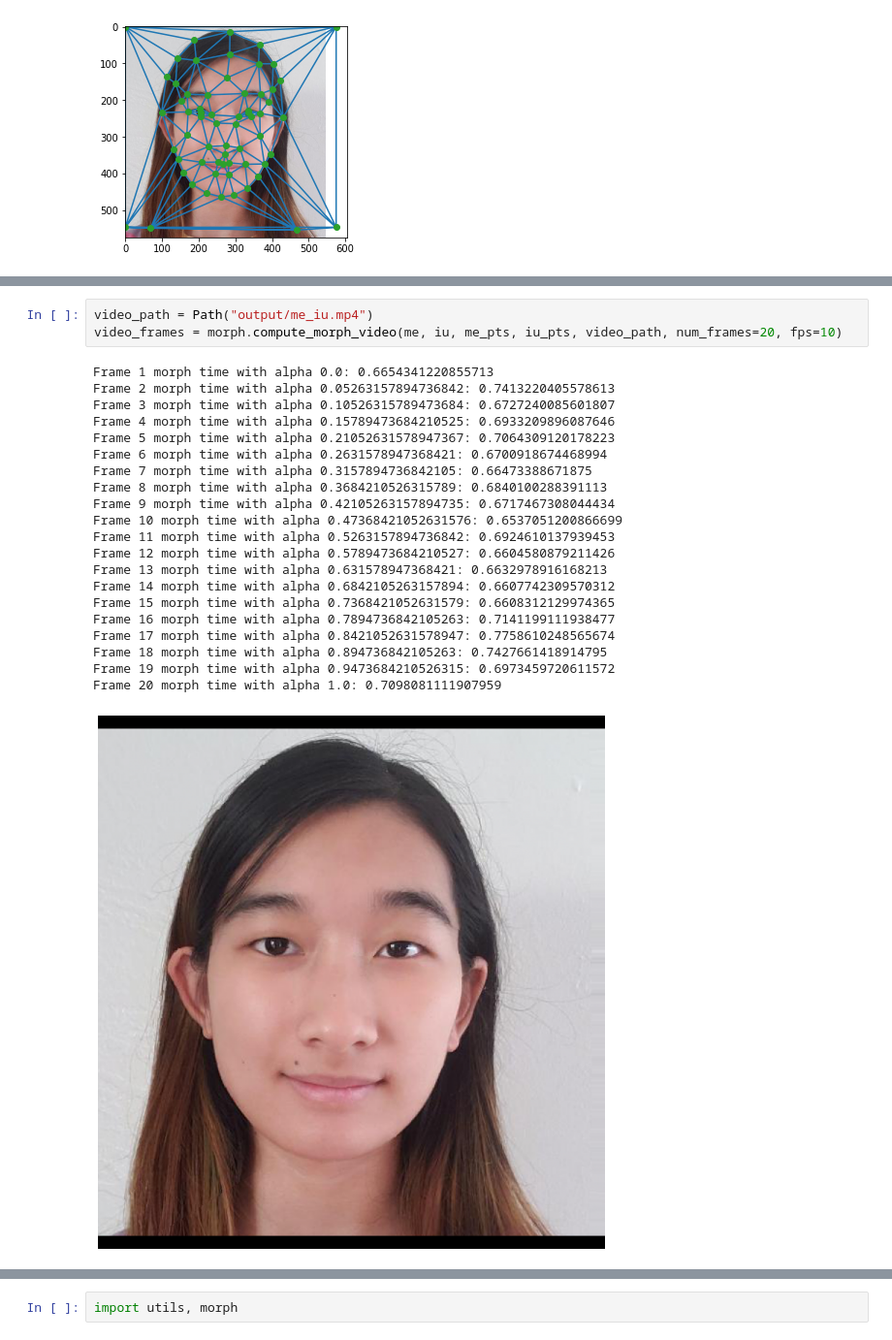
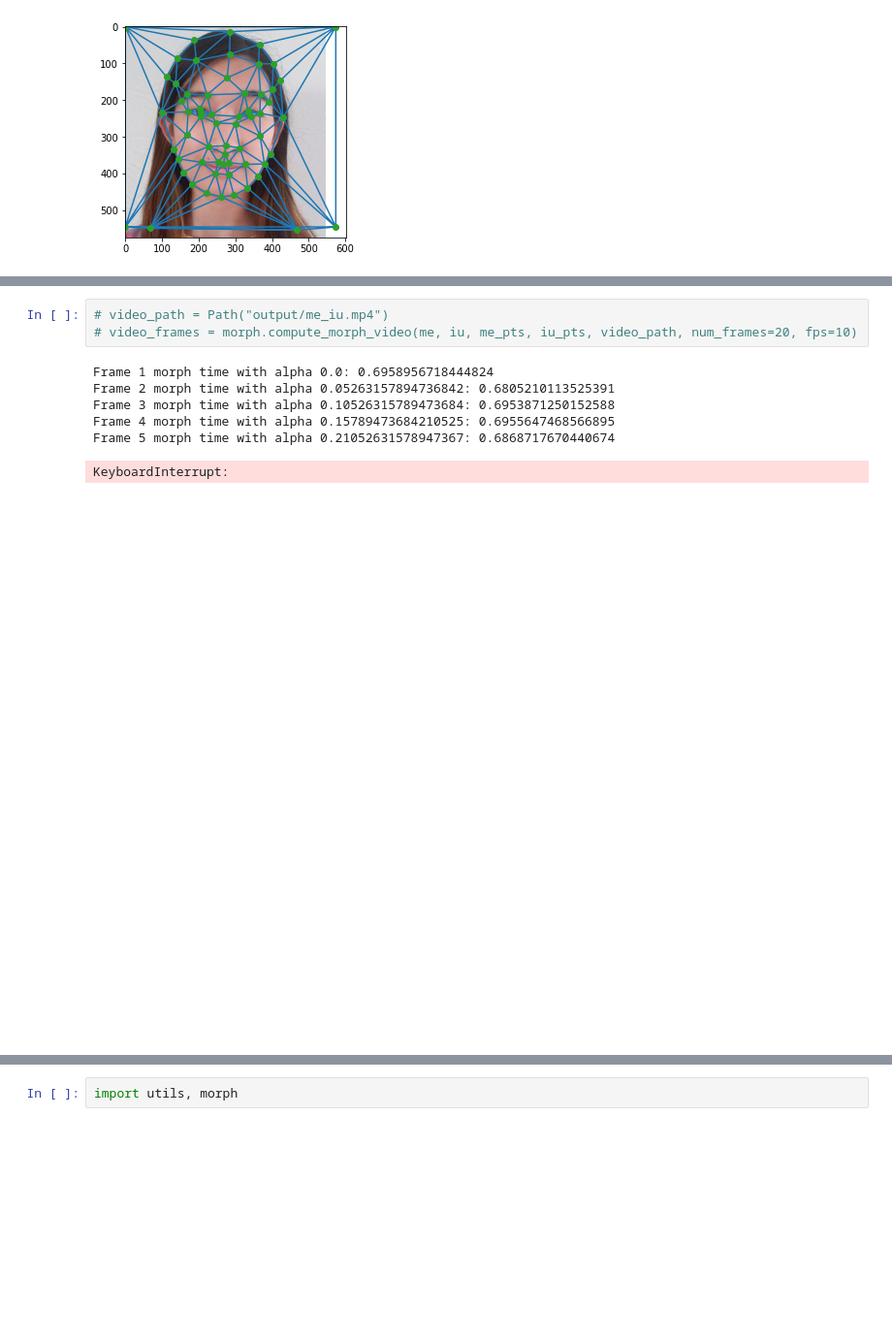
Before and after one commit to aprilsin/cs194-proj3, a Jupyter notebook: CS194 Proj3.ipynb, the cells around one changed output, grey strips where cells are left out. Shown at 97% size. Saved outputs shown, nothing was run; the diff lists cells and outputs as text; blank space fills up the shorter version.

```diff
--- a/CS194 Proj3.ipynb
+++ b/CS194 Proj3.ipynb
@@ -117,25 +115,11 @@ morph.plot_tri_mesh(iu, iu_pts, triangulation)
 # %%
-video_path = Path("output/me_iu.mp4")
-video_frames = morph.compute_morph_video(me, iu, me_pts, iu_pts, video_path, num_frames=20, fps=10)
+# video_path = Path("output/me_iu.mp4")
+# video_frames = morph.compute_morph_video(me, iu, me_pts, iu_pts, video_path, num_frames=20, fps=10)
 # %% [output]
-Frame 1 morph time with alpha 0.0: 0.6654341220855713
-Frame 2 morph time with alpha 0.05263157894736842: 0.7413220405578613
-Frame 3 morph time with alpha 0.10526315789473684: 0.6727240085601807
-Frame 4 morph time with alpha 0.15789473684210525: 0.6933209896087646
-Frame 5 morph time with alpha 0.21052631578947367: 0.7064309120178223
-Frame 6 morph time with alpha 0.2631578947368421: 0.6700918674468994
-Frame 7 morph time with alpha 0.3157894736842105: 0.66473388671875
-Frame 8 morph time with alpha 0.3684210526315789: 0.6840100288391113
-Frame 9 morph time with alpha 0.42105263157894735: 0.6717467308044434
-Frame 10 morph time with alpha 0.47368421052631576: 0.6537051200866699
-Frame 11 morph time with alpha 0.5263157894736842: 0.6924610137939453
-Frame 12 morph time with alpha 0.5789473684210527: 0.6604580879211426
-Frame 13 morph time with alpha 0.631578947368421: 0.6632978916168213
-Frame 14 morph time with alpha 0.6842105263157894: 0.6607742309570312
-Frame 15 morph time with alpha 0.7368421052631579: 0.6608312129974365
-Frame 16 morph time with alpha 0.7894736842105263: 0.7141199111938477
-Frame 17 morph time with alpha 0.8421052631578947: 0.7758610248565674
-Frame 18 morph time with alpha 0.894736842105263: 0.7427661418914795
-Frame 19 morph time with alpha 0.9473684210526315: 0.6973459720611572
-Frame 20 morph time with alpha 1.0: 0.7098081111907959
+Frame 1 morph time with alpha 0.0: 0.6958956718444824
+Frame 2 morph time with alpha 0.05263157894736842: 0.6805210113525391
+Frame 3 morph time with alpha 0.10526315789473684: 0.6953871250152588
+Frame 4 morph time with alpha 0.15789473684210525: 0.6955647468566895
+Frame 5 morph time with alpha 0.21052631578947367: 0.6868717670440674
+KeyboardInterrupt:
-[figure, old version]
+[figure, new version]
```
Also changed, not shown: parts of 34 cells of this notebook, 3 other files.
